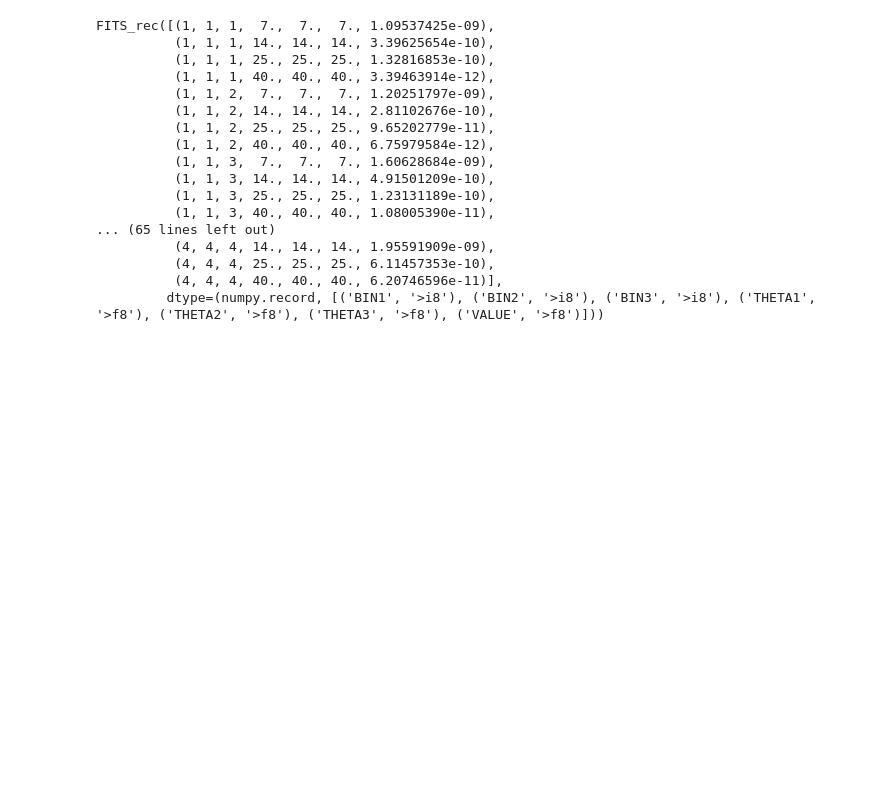
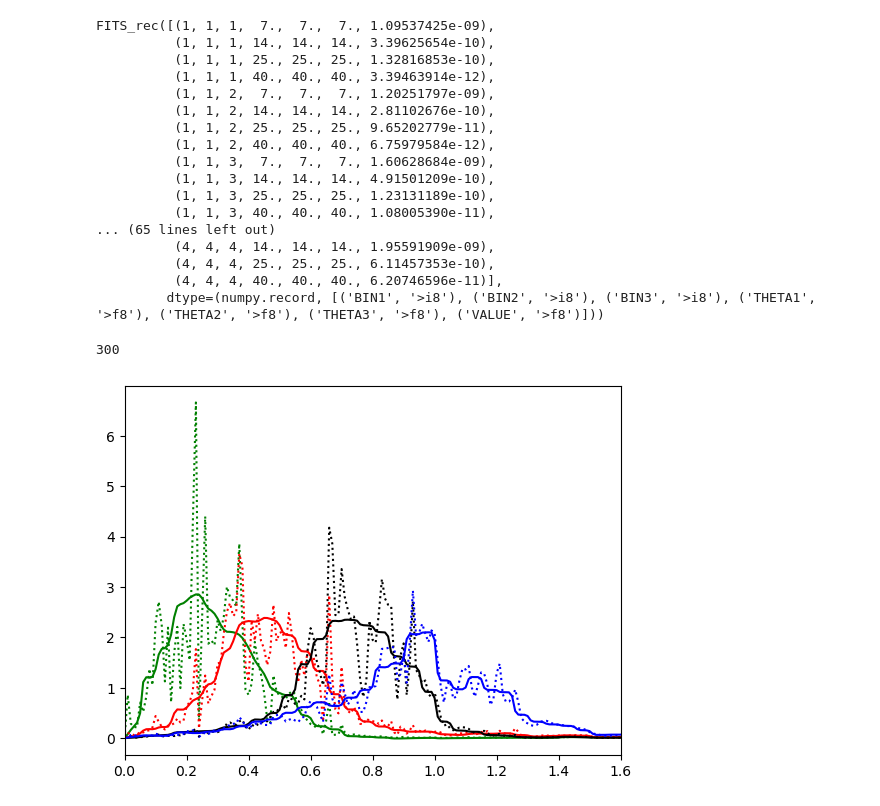
Before and after one commit to rchgomes/3pcf_integrator, a Jupyter notebook: plot-notebooks/create_y3blind_fits_dv.ipynb, the cells around one changed output. Drawn from its saved outputs; the diff is of its cells as text; code cells hidden in the pictures; blank space fills up the shorter version.

```diff
--- a/plot-notebooks/create_y3blind_fits_dv.ipynb
+++ b/plot-notebooks/create_y3blind_fits_dv.ipynb
@@ -83,3 +83,39 @@ FITS_rec([(1, 1, 1,  7.,  7.,  7., 1.09537425e-09),
           (4, 4, 4, 25., 25., 25., 6.11457353e-10),
           (4, 4, 4, 40., 40., 40., 6.20746596e-11)],
          dtype=(numpy.record, [('BIN1', '>i8'), ('BIN2', '>i8'), ('BIN3', '>i8'), ('THETA1', '>f8'), ('THETA2', '>f8'), ('THETA3', '>f8'), ('VALUE', '>f8')]))
+# %%
+from astropy.io import fits
+filee = fits.open('../data/dv/blind-metacal-2pt-DESY3.fits')
+filee[4].data
+zval = []
+bin1 = []
+bin2 = []
+bin3 = []
+bin4 = []
+for i in range(len(filee[4].data)):
+    zval.append(filee[4].data[i][0])
+    bin1.append(filee[4].data[i][3])
+    bin2.append(filee[4].data[i][4])
+    bin3.append(filee[4].data[i][5])
+    bin4.append(filee[4].data[i][6])
+# %%
+newbin1 = np.load('../data/dv/new_sompz/new_sompz_bin0.npy')
+print(len(newbin1))
+newbin2 = np.load('../data/dv/new_sompz/new_sompz_bin1.npy')
+newbin3 = np.load('../data/dv/new_sompz/new_sompz_bin2.npy')
+newbin4 = np.load('../data/dv/new_sompz/new_sompz_bin3.npy')
+# %% [output]
+300
+# %%
+plt.plot(zval, bin1, color='g')
+plt.plot(zval[1:], newbin1, color='g', ls=':')
+plt.plot(zval, bin2, color='r')
+plt.plot(zval[1:], newbin2, color='r', ls=':')
+plt.plot(zval, bin3, color='k')
+plt.plot(zval[1:], newbin3, color='k', ls=':')
+plt.plot(zval, bin4, color='b')
+plt.plot(zval[1:], newbin4, color='b', ls=':')
+plt.xlim(0,1.6)
+plt.savefig("Distributions_old_new.png")
+# %% [output]
+[figure, added]
```
Also changed, not shown: parts of 6 cells of this notebook, 25 other files.
